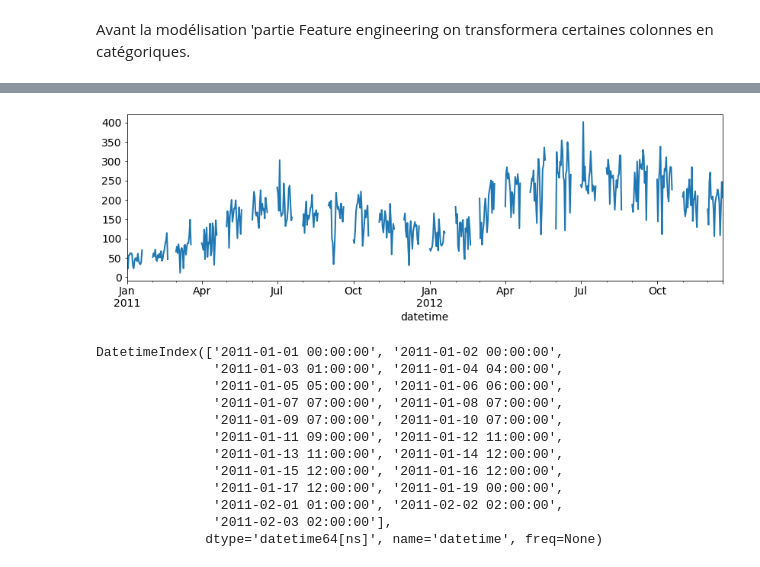
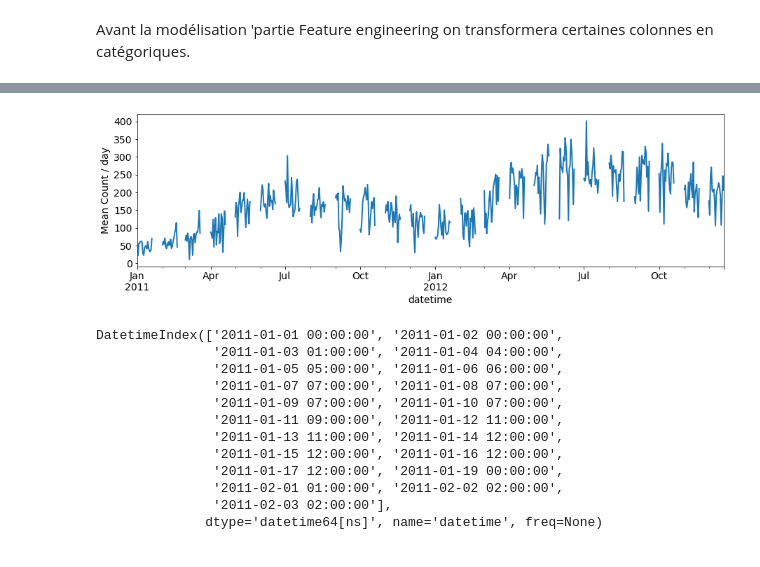
Before and after one commit to outinim/house_prices, a Jupyter notebook: bike_hours/predictions.ipynb, the cells around one changed output, grey strips where cells are left out. Saved outputs shown, nothing was run; the diff lists cells and outputs as text; code cells hidden in the pictures.

```diff
--- a/bike_hours/predictions.ipynb
+++ b/bike_hours/predictions.ipynb
@@ -168,13 +184,15 @@ df.describe()
 | 75% | 4.00 | 0.00 | 1.00 | 2.00 | 26.24 | 31.06 | 77.00 | 17.00 | 49.00 | 222.00 | ... |
 | max | 4.00 | 1.00 | 1.00 | 4.00 | 41.00 | 45.45 | 100.00 | 57.00 | 367.00 | 886.00 | ... |
 # %%
+# 2011-2012 visualization
 df_day = df.groupby(pd.Grouper(freq='d'))
 
 with plt.rc_context(rc={'font.size':14}):
-    fig, ax = plt.subplots(figsize=(14,4))
+    fig, ax = plt.subplots(figsize=(15,4))
     df_day['count'].median().plot(ax=ax, lw=2)
+    ax.set(ylabel='Mean Count / day')
 # %% [output]
-[figure, old version]
+[figure, new version]
 # %%
 # Check the data consistency
 df[:500:24].index
```
Also changed, not shown: parts of 54 cells of this notebook.
